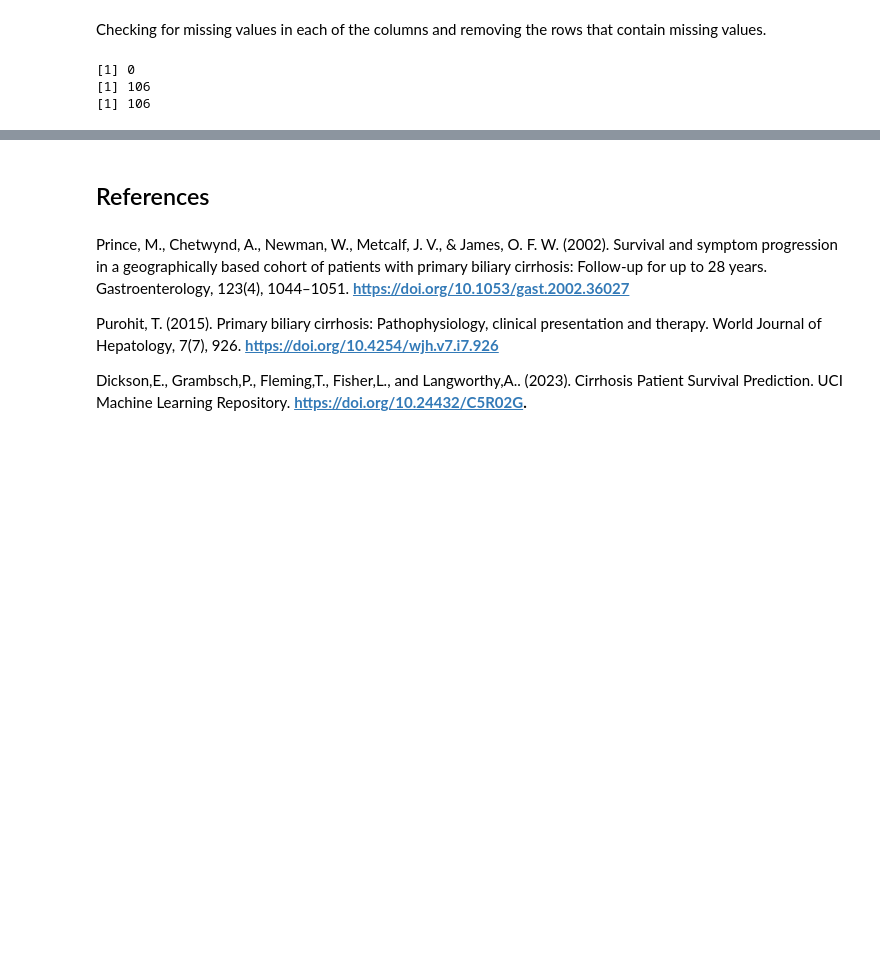
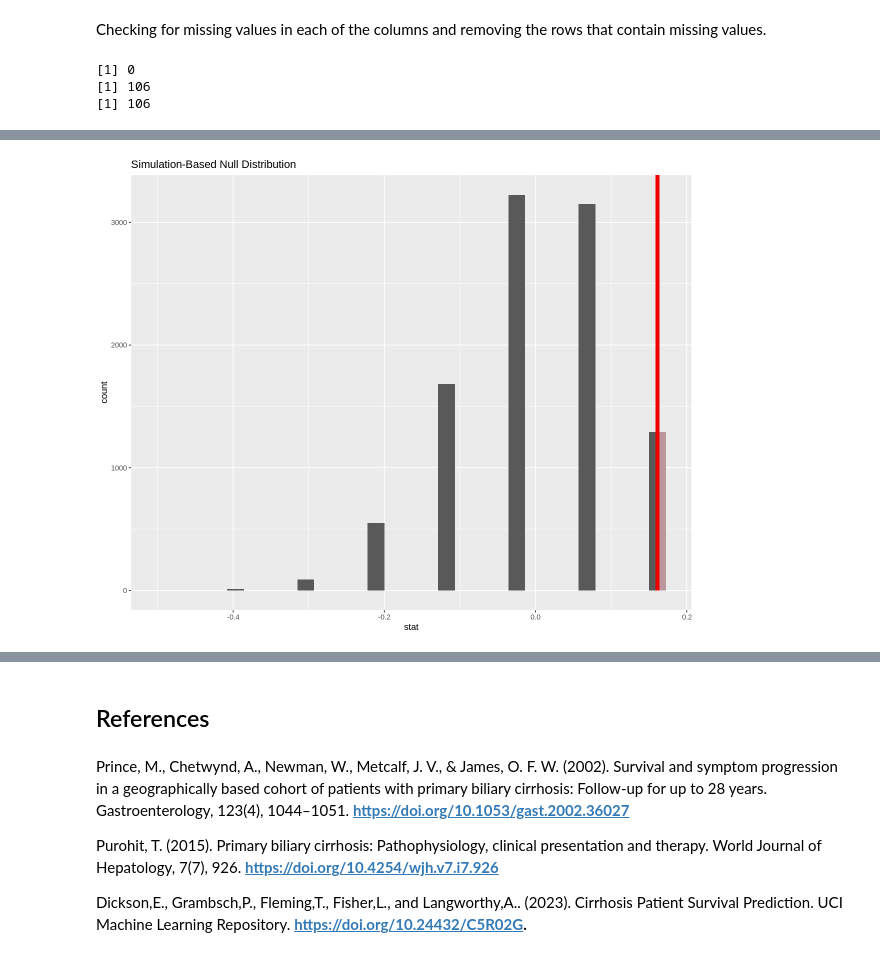
Before and after one commit to Rithika-Nair/STAT-201-Final_Project, a Jupyter notebook: Project-Final-Report.ipynb, the cells around one changed output, grey strips where cells are left out. Drawn from its saved outputs; the diff is of its cells as text; code cells hidden in the pictures; blank space fills up the shorter version.

Commit message:
computed the p-value

```diff
--- a/Project-Final-Report.ipynb
+++ b/Project-Final-Report.ipynb
@@ -124,0 +130,12 @@ A data.frame: 6 × 3
+# %%
+# set seed to ensure that data is reproducible
+set.seed(69)
+
+# create the null distribution
+null_distribution <- cirrhosis_filtered |> filter(Drug == "D-penicillamine") |>
+                     specify(formula = Status ~ Ascites, success = "D") |>
+                     hypothesize(null="independence") |>
+                     generate(reps = 10000, type = "permute") |>
+                     calculate(stat = "diff in props", order = c("Y", "N"))
+
+head(null_distribution)
@@ -124,0 +159,5 @@ A data.frame: 6 × 3
+# %%
+obs_diff_prop <- cirrhosis_filtered |> filter(Drug == "D-penicillamine") |>
+                 specify(Status ~ Ascites, success = "D") |>
+                 calculate(stat = "diff in props", order = c("Y", "N"))
+obs_diff_prop
@@ -124,0 +178,8 @@ A data.frame: 6 × 3
+# %%
+# set the size of the plot (optional)
+
+options(repr.plot.width = 10, repr.plot.height = 8)
+visualize(null_distribution) +
+         shade_p_value(obs_stat = obs_diff_prop, direction = "right")
+# %% [output]
+[figure, added]
```
Also changed, not shown: parts of 15 cells of this notebook.
